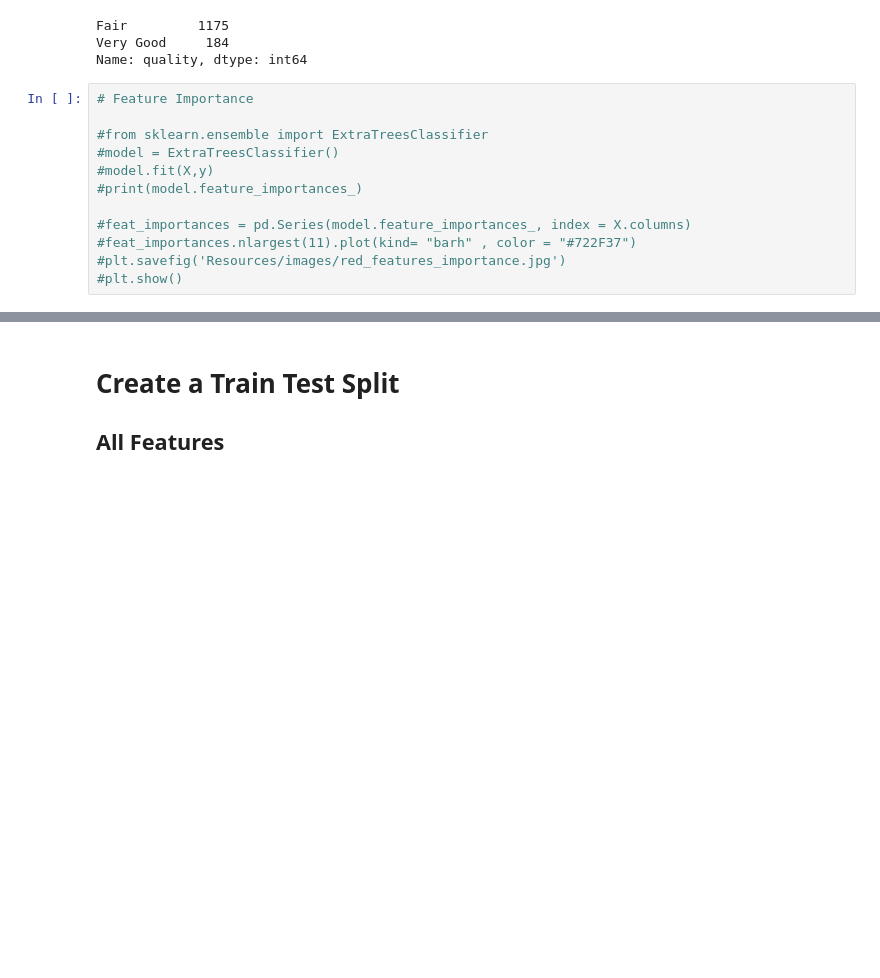
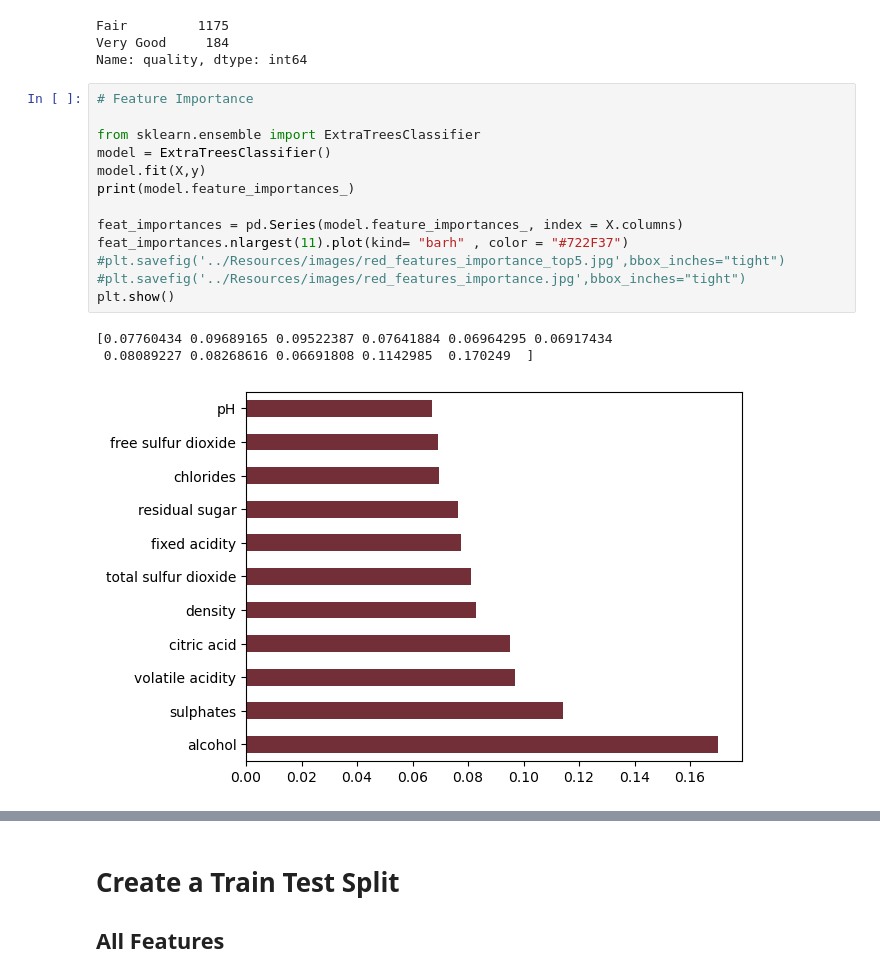
Before and after one commit to josiedeleon/Final-Project, a Jupyter notebook: Notebooks/DeepLearning_red.ipynb, the cells around one changed output, grey strips where cells are left out. Cells and saved outputs as stored; diff of their text form; blank space fills up the shorter version.

```diff
--- a/Notebooks/DeepLearning_red.ipynb
+++ b/Notebooks/DeepLearning_red.ipynb
@@ -117,13 +117,18 @@ Name: quality, dtype: int64
 # %%
 # Feature Importance
 
-#from sklearn.ensemble import ExtraTreesClassifier
-#model = ExtraTreesClassifier()
-#model.fit(X,y)
-#print(model.feature_importances_)
+from sklearn.ensemble import ExtraTreesClassifier
+model = ExtraTreesClassifier()
+model.fit(X,y)
+print(model.feature_importances_)
 
-#feat_importances = pd.Series(model.feature_importances_, index = X.columns)
-#feat_importances.nlargest(11).plot(kind= "barh" , color = "#722F37")
-#plt.savefig('Resources/images/red_features_importance.jpg')
-#plt.show()
+feat_importances = pd.Series(model.feature_importances_, index = X.columns)
+feat_importances.nlargest(11).plot(kind= "barh" , color = "#722F37")
+#plt.savefig('../Resources/images/red_features_importance_top5.jpg',bbox_inches="tight")
+#plt.savefig('../Resources/images/red_features_importance.jpg',bbox_inches="tight")
+plt.show()
+# %% [output]
+[0.07760434 0.09689165 0.09522387 0.07641884 0.06964295 0.06917434
+ 0.08089227 0.08268616 0.06691808 0.1142985  0.170249  ]
+[figure, added]
 # %%
```
Also changed, not shown: parts of 30 cells of this notebook, 4 other files.
